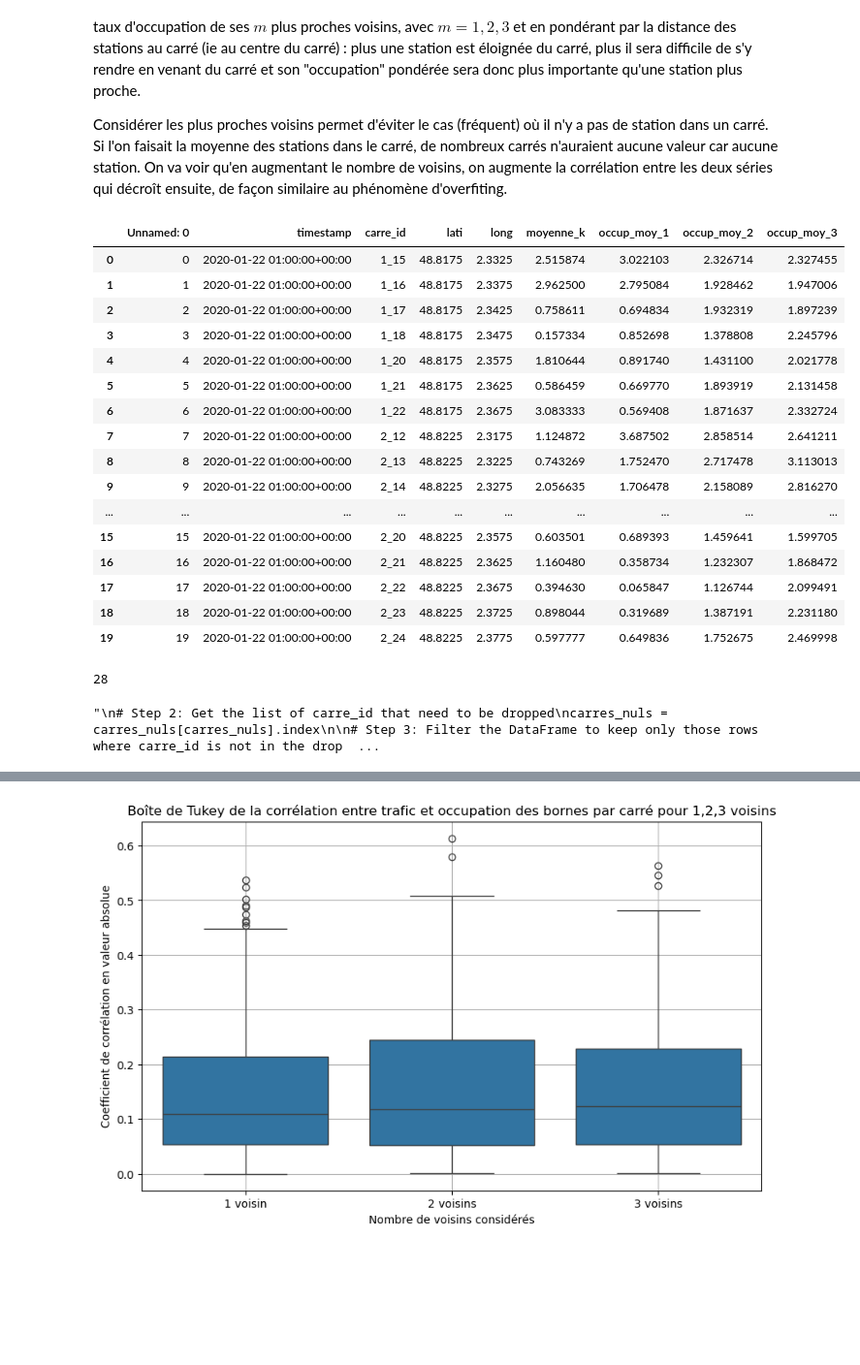
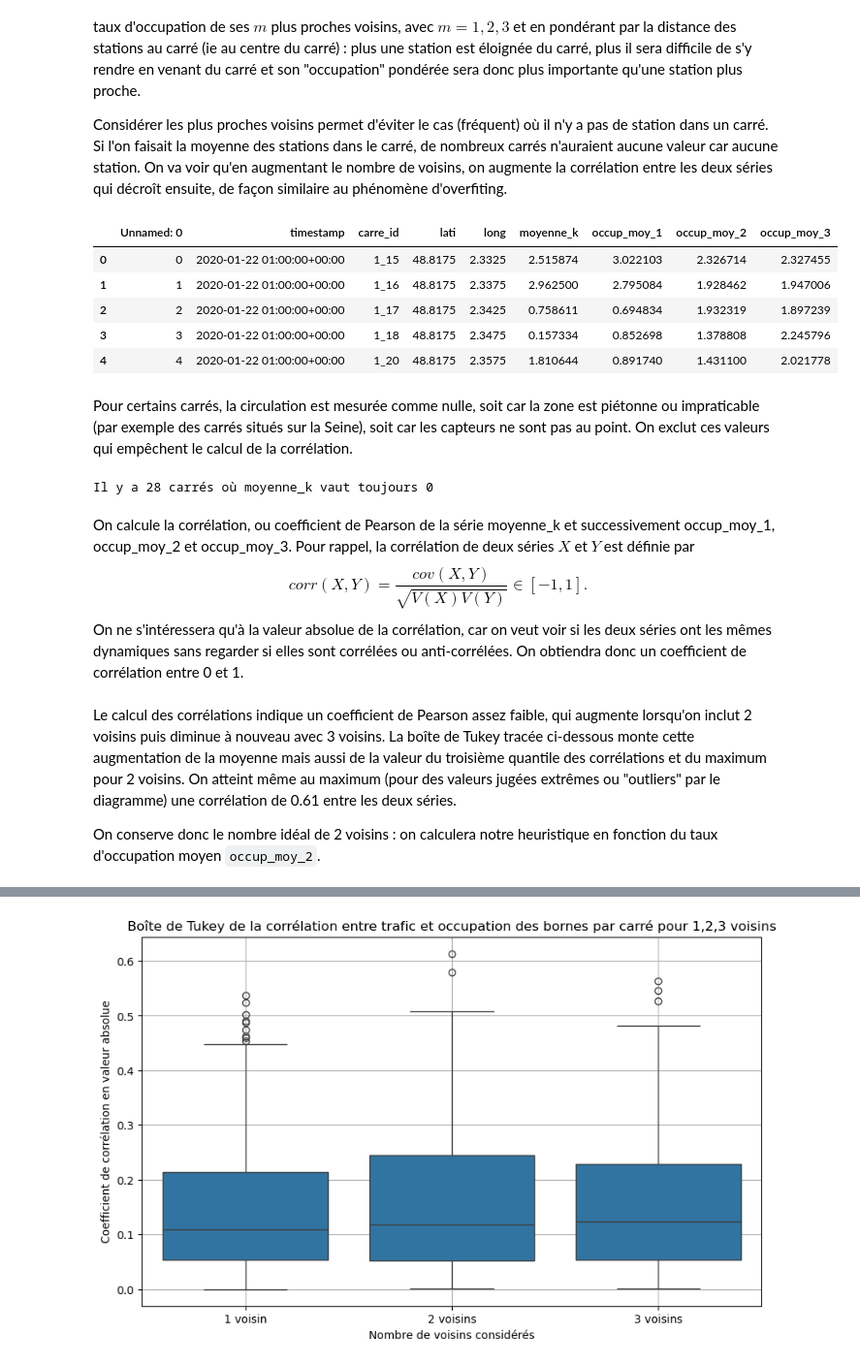
Before and after one commit to dantruski/Projet-Python-DS-Belib, a Jupyter notebook: main.ipynb, the cells around one changed output, grey strips where cells are left out. Shown at 97% size. Cells and saved outputs as stored; diff of their text form; code cells hidden in the pictures; blank space fills up the shorter version.

```diff
--- a/main.ipynb
+++ b/main.ipynb
@@ -307,42 +286,24 @@ Considérer les plus proches voisins permet d'éviter le cas (fréquent) où il
 # %%
 #Importation des données transformées dans transfo_data.ipynb
 df_final=pd.read_csv('csv/Final.csv')
-df_final.head(20)
+df_final.head()
 # %% [output]
 |  | Unnamed: 0 | timestamp | carre_id | lati | long | moyenne_k | occup_moy_1 | occup_moy_2 | occup_moy_3 |
 | 0 | 0 | 2020-01-22 01:00:00+00:00 | 1_15 | 48.8175 | 2.3325 | 2.515874 | 3.022103 | 2.326714 | 2.327455 |
 | 1 | 1 | 2020-01-22 01:00:00+00:00 | 1_16 | 48.8175 | 2.3375 | 2.962500 | 2.795084 | 1.928462 | 1.947006 |
 | 2 | 2 | 2020-01-22 01:00:00+00:00 | 1_17 | 48.8175 | 2.3425 | 0.758611 | 0.694834 | 1.932319 | 1.897239 |
 | 3 | 3 | 2020-01-22 01:00:00+00:00 | 1_18 | 48.8175 | 2.3475 | 0.157334 | 0.852698 | 1.378808 | 2.245796 |
 | 4 | 4 | 2020-01-22 01:00:00+00:00 | 1_20 | 48.8175 | 2.3575 | 1.810644 | 0.891740 | 1.431100 | 2.021778 |
-| 5 | 5 | 2020-01-22 01:00:00+00:00 | 1_21 | 48.8175 | 2.3625 | 0.586459 | 0.669770 | 1.893919 | 2.131458 |
-| 6 | 6 | 2020-01-22 01:00:00+00:00 | 1_22 | 48.8175 | 2.3675 | 3.083333 | 0.569408 | 1.871637 | 2.332724 |
-| 7 | 7 | 2020-01-22 01:00:00+00:00 | 2_12 | 48.8225 | 2.3175 | 1.124872 | 3.687502 | 2.858514 | 2.641211 |
-| 8 | 8 | 2020-01-22 01:00:00+00:00 | 2_13 | 48.8225 | 2.3225 | 0.743269 | 1.752470 | 2.717478 | 3.113013 |
-| 9 | 9 | 2020-01-22 01:00:00+00:00 | 2_14 | 48.8225 | 2.3275 | 2.056635 | 1.706478 | 2.158089 | 2.816270 |
-| ... | ... | ... | ... | ... | ... | ... | ... | ... | ... |
-| 15 | 15 | 2020-01-22 01:00:00+00:00 | 2_20 | 48.8225 | 2.3575 | 0.603501 | 0.689393 | 1.459641 | 1.599705 |
-| 16 | 16 | 2020-01-22 01:00:00+00:00 | 2_21 | 48.8225 | 2.3625 | 1.160480 | 0.358734 | 1.232307 | 1.868472 |
-| 17 | 17 | 2020-01-22 01:00:00+00:00 | 2_22 | 48.8225 | 2.3675 | 0.394630 | 0.065847 | 1.126744 | 2.099491 |
-| 18 | 18 | 2020-01-22 01:00:00+00:00 | 2_23 | 48.8225 | 2.3725 | 0.898044 | 0.319689 | 1.387191 | 2.231180 |
-| 19 | 19 | 2020-01-22 01:00:00+00:00 | 2_24 | 48.8225 | 2.3775 | 0.597777 | 0.649836 | 1.752675 | 2.469998 |
+# %% [markdown]
+Pour certains carrés, la circulation est mesurée comme nulle, soit car la zone est piétonne ou impraticable (par exemple des carrés situés sur la Seine), soit car les capteurs ne sont pas au point. On exclut ces valeurs qui empêchent le calcul de la corrélation.
 # %%
-#on abandonne les carrés où moyenne_k vaut toujours 0
+#On abandonne les carrés où moyenne_k vaut toujours 0
 carres_nuls = df_final.groupby('carre_id')['moyenne_k'].apply(lambda x: (x == 0).all())
-#print(carres_nuls)
-num_true_values = carres_nuls.sum()
-print(num_true_values)
-'''
-# Step 2: Get the list of carre_id that need to be dropped
+print('Il y a {} carrés où moyenne_k vaut toujours 0'.format(carres_nuls.sum()))
 carres_nuls = carres_nuls[carres_nuls].index
-
-# Step 3: Filter the DataFrame to keep only those rows where carre_id is not in the drop list
-df_final_filtered = df_final[~df_final['carre_id'].isin(carres_nuls)]
-
-# Display the filtered DataFrame
-print(df_final_filtered)
-'''
+df_final_filtre = df_final[~df_final['carre_id'].isin(carres_nuls)] #on enlève les carrés nuls
 # %% [output]
-28
+Il y a 28 carrés où moyenne_k vaut toujours 0
-"\n# Step 2: Get the list of carre_id that need to be dropped\ncarres_nuls = carres_nuls[carres_nuls].index\n\n# Step 3: Filter the DataFrame to keep only those rows where carre_id is not in the drop  ...
+# %% [markdown]
+On calcule la corrélation, ou coefficient de Pearson de la série moyenne_k et successivement occup_moy_1, occup_moy_2 et occup_moy_3. Pour rappel, la corrélation de deux séries $X$ et $Y$ est définie par $$ corr(X,Y)=\frac{cov(X,Y)}{\sqrt{V(X)V(Y)}} \in [-1,1] .$$ On ne s'intéressera qu'à la valeur absolue de la corrélation, car on veut voir si les deux séries ont les mêmes dynamiques sans regarder si elles sont corrélées ou anti-corrélées. On obtiendra donc un coefficient de corrélation entre 0 et 1.
 # %%
@@ -379,2 +337,6 @@ correlation_3 = df_final.groupby('carre_id').apply(pearson_3vois).reset_index(na
 correlation_df = correlation_1.merge(correlation_2, on='carre_id', how='outer').merge(correlation_3, on='carre_id', how='outer')
+# %% [markdown]
+Le calcul des corrélations indique un coefficient de Pearson assez faible, qui augmente lorsqu'on inclut 2 voisins puis diminue à nouveau avec 3 voisins. La boîte de Tukey tracée ci-dessous monte cette augmentation de la moyenne mais aussi de la valeur du troisième quantile des corrélations et du maximum pour 2 voisins. On atteint même au maximum (pour des valeurs jugées extrêmes ou "outliers" par le diagramme) une corrélation de 0.61 entre les deux séries.
+
+On conserve donc le nombre idéal de 2 voisins : on calculera notre heuristique en fonction du taux d'occupation moyen `occup_moy_2`.
 # %%
```
Also changed, not shown: parts of 13 cells of this notebook, 3 other files.
